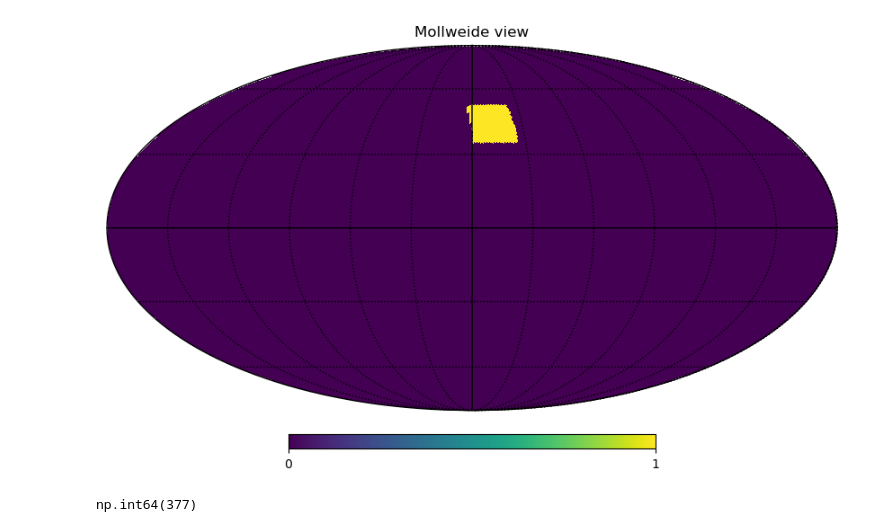
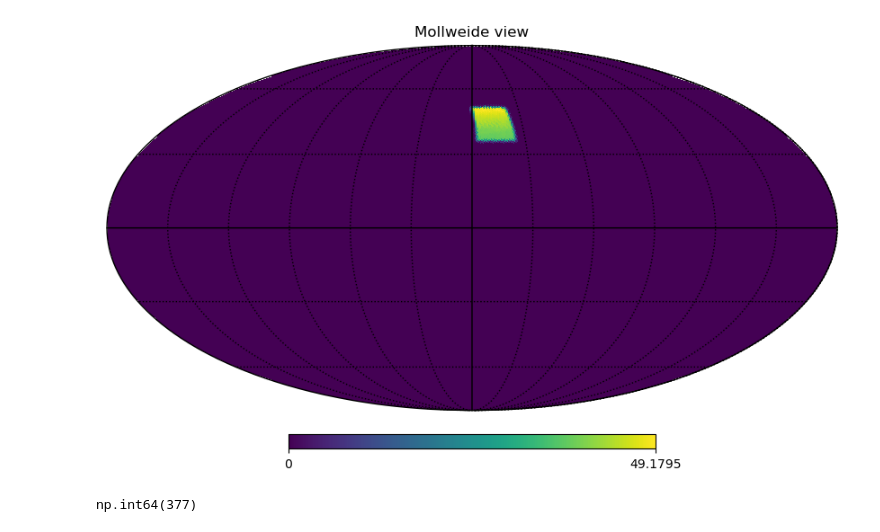
Before and after one commit to zzhang0123/hydra-tod, a Jupyter notebook: test.ipynb, the cells around one changed output. Cells and saved outputs as stored; diff of their text form; code cells hidden in the pictures.

```diff
--- a/test.ipynb
+++ b/test.ipynb
@@ -35,6 +35,6 @@ if os.path.exists(TOD_savepath):
 # %%
 import healpy as hp
 
-hp.mollview(local_TOD.full_bool_map)
+hp.mollview(local_TOD.full_sum_map)
 hp.graticule()
 # %% [output]
@@ -44,4 +44,4 @@ hp.graticule()
-[figure, old version]
+[figure, new version]
 # %%
 np.sum(local_TOD.full_bool_map)
 # %% [output]
```
Also changed, not shown: parts of 7 cells of this notebook, 35 other files.
